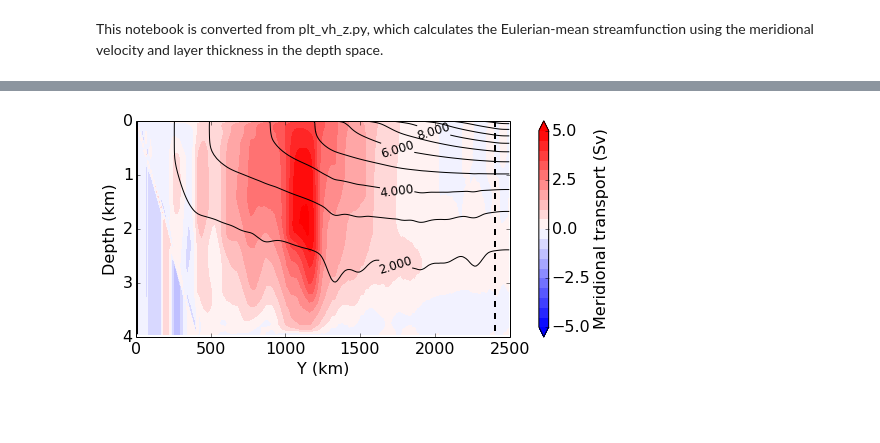
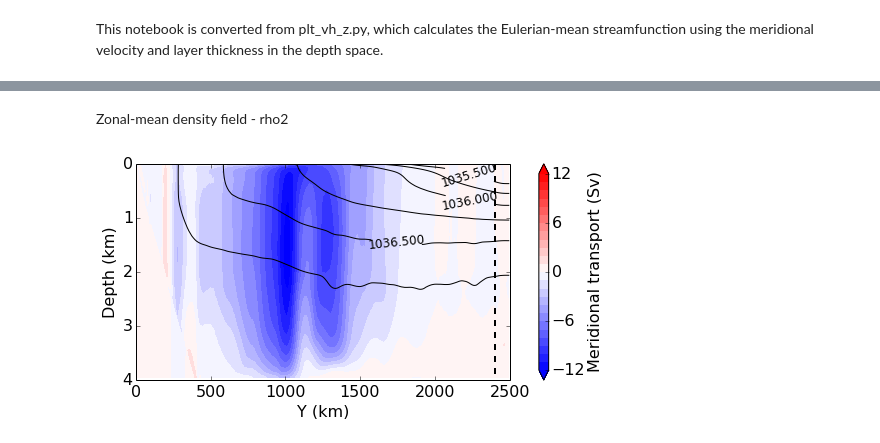
Before and after one commit to luweiyang/MOM6_SO_DIAGS, a Jupyter notebook: MOC_vh_z.ipynb, the cells around one changed output, grey strips where cells are left out. Saved outputs shown, nothing was run; the diff lists cells and outputs as text; code cells hidden in the pictures; blank space fills up the shorter version.

```diff
--- a/MOC_vh_z.ipynb
+++ b/MOC_vh_z.ipynb
@@ -11,7 +17,5 @@ import matplotlib.pyplot as plt
 # %%
 # read v
-data  = nc.Dataset('/short/v45/lxy581/mom6/archive/so_mom6_v33/output028/prog.nc','r')
+data  = nc.Dataset('/short/v45/lxy581/mom6/archive/so_mom6_v45/output031/prog.nc','r')
 # read layer thicknesses
-coord = nc.Dataset('/short/v45/lxy581/mom6/archive/so_mom6_v33/output028/Vertical_coordinate.nc','r')
-# horizontal resolution in km
-dx = 10.
+coord = nc.Dataset('/short/v45/lxy581/mom6/archive/so_mom6_v45/output031/Vertical_coordinate.nc','r')
@@ -48,6 +56,20 @@ for k in xrange(0,nt):
 
 temp3 = temp3[1:,:,:]
 temp2 = np.nanmean(temp3,axis=0)
+# %% [markdown]
+Zonal-mean density field - rho2
+# %%
+rho3 = np.zeros((1,nz,ny))
+rhox = np.full((1,nz,ny),np.nan)
+
+for k in xrange(0,nt):
+    #print k
+    rho  = data.variables['rhoinsitu'][k,:,:,:]
+    rhox[0,:,:] = np.nanmean(rho,axis=-1) # zonal-mean
+    rho3 = np.append(rho3,rhox,0)
+
+rho3 = rho3[1:,:,:]
+rho2 = np.nanmean(rho3,axis=0)
 # %%
 vh = np.zeros((1,nz,ny))
 vht= np.full((1,nz,ny),np.nan)
@@ -68,35 +89,41 @@ vhmc= np.cumsum(vhm,axis=0)             # vertical cumulative integral from the
+# %%
+# vertical cumulative integral from the surface
+#vhmc= np.cumsum(vhm,axis=0)
+# vertical cumulative integral from the bottom
+vhmc = vhm[::-1,...].cumsum(axis=0)[::-1,...]
 # %%
 %matplotlib inline
 # %%
 plt.figure(1,figsize=(8,5))
 
 t_level = np.arange(0,12+1,1)
 t_label = np.arange(2,8+2,2)
-vh_level = np.arange(-5,5 + 0.5,0.5)
-vh_ticks = np.arange(-5,5 + 2.5,2.5)
+r_level = np.arange(1035.5,1037.0,0.25)
+vh_level = np.arange(-12,12 + 1.0,1.0)
+vh_ticks = np.arange(-12,12 + 6.0,6.0)
 
 pcf = plt.contourf(yq,zl,vhmc,cmap=plt.cm.bwr,levels=vh_level,extend='both')
-pc  = plt.contour(yh,zl,temp2,colors='k',levels=t_level,extend='both')
-manual_locations = [(750,100),(500,500),(500,1200),(500,2600)]
-plt.clabel(pc,t_label,inline=1,fontsize=12,manual=manual_locations)
+pc  = plt.contour(yh,zl,rho2,colors='k',levels=r_level,extend='both')
+manual_locations = [(1000,50),(1000,500),(500,1200)]
+plt.clabel(pc,r_level[::2],inline=1,fontsize=12,manual=manual_locations)
 plt.plot([1150,1150],[0,4000],linewidth=2.0,linestyle='--',color='k')
 cb = plt.colorbar(pcf,ticks=vh_ticks)
 plt.gca().invert_yaxis()
 plt.gca().set_xticks(np.arange(-1250,1250 + 500,500))
 plt.gca().set_xticklabels(['0','500','1000','1500','2000','2500'])
 plt.gca().set_yticks(np.arange(0,4000 + 1000,1000))
 plt.gca().set_yticklabels(['0','1','2','3','4'])
 plt.gca().set_position([0.15,0.2,0.65,0.6])
 cb.ax.set_position([0.85,0.2,0.03,0.6])
 cb.set_label('Meridional transport (Sv)',y=0.5,fontsize=16)
 cb.ax.tick_params(labelsize=16)
 plt.xlabel('Y (km)',fontsize=16)
 plt.ylabel('Depth (km)',fontsize=16)
 plt.xticks(fontsize=16)
 plt.yticks(fontsize=16)
 
-#plt.savefig('/short/v45/lxy581/mom6/diag/v33_vh_z_y50.png',dpi=600)
+#plt.savefig('/short/v45/lxy581/mom6/diag/v45_vh_z_y80_wdx3.png',dpi=600)
 
 plt.show()
 # %% [output]
-[figure, old version]
+[figure, new version]
```
Also changed, not shown: parts of 7 cells of this notebook, 4 other files.
